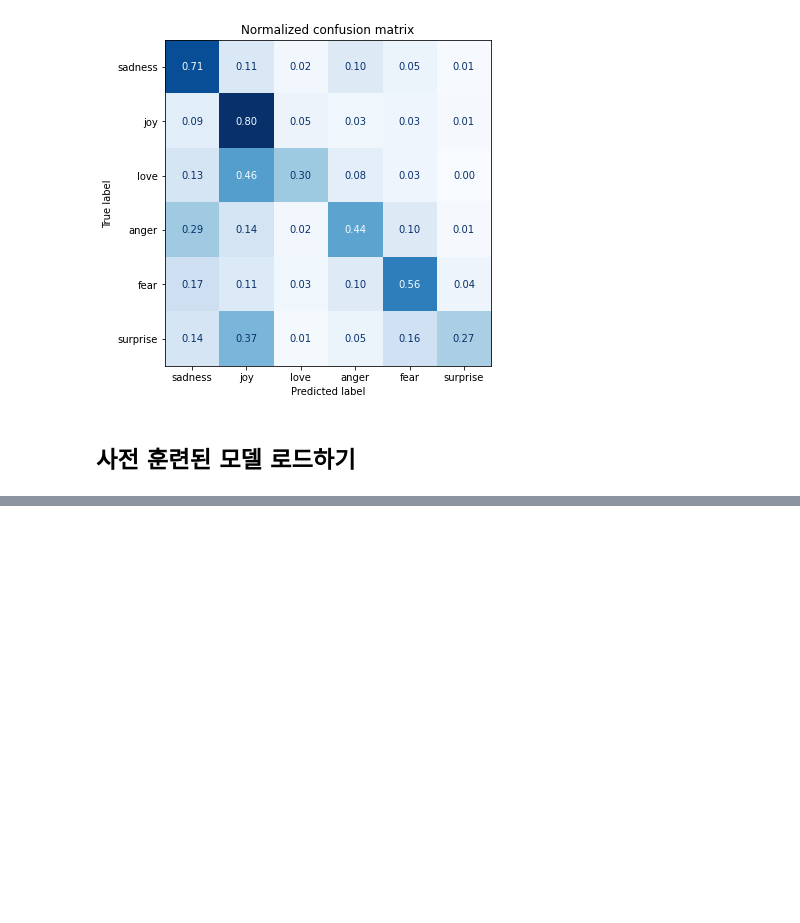
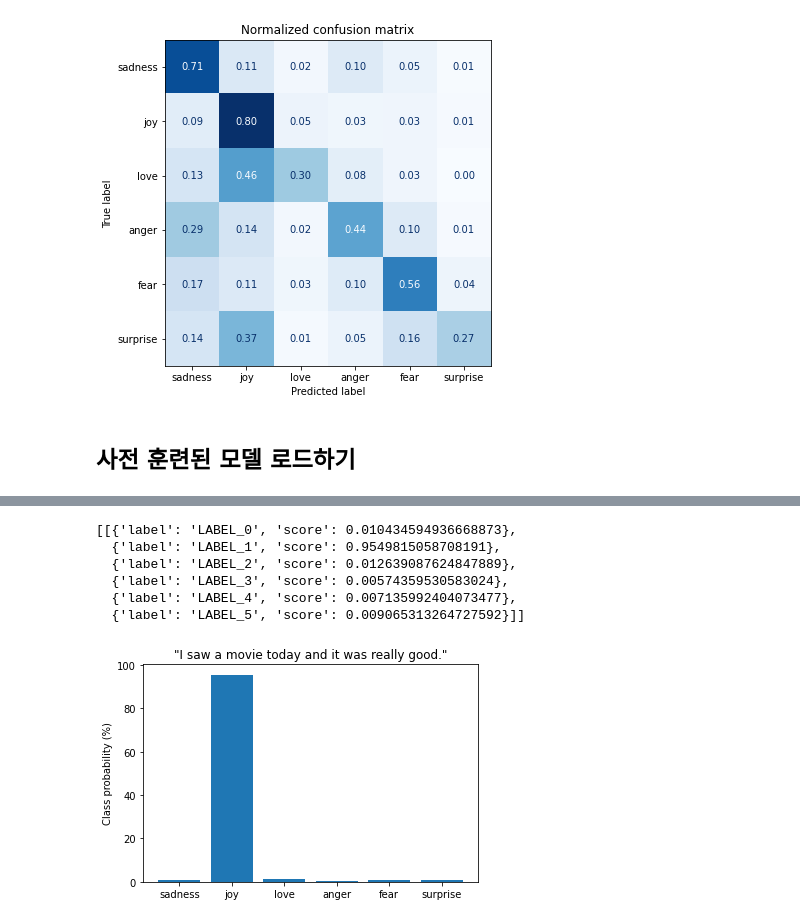
Before and after one commit to gabrielwithappy/dacon_aisr, a Jupyter notebook: huggingface_chap2.ipynb, the cells around one changed output, grey strips where cells are left out. Drawn from its saved outputs; the diff is of its cells as text; code cells hidden in the pictures; blank space fills up the shorter version.

```diff
--- a/huggingface_chap2.ipynb
+++ b/huggingface_chap2.ipynb
@@ -772,0 +880,25 @@ y_preds = np.argmax(preds_output.predictions, axis = 1)
+# %%
+from transformers import pipeline
+
+# `haesun`를 자신의 허브 사용자 이름으로 바꾸세요.
+model_id = "distilbert-base-uncased-finetuned-emotion"
+classifier = pipeline("text-classification", model=model_id)
+# %%
+custom_tweet = "I saw a movie today and it was really good."
+preds = classifier(custom_tweet, return_all_scores=True)
+preds
+# %% [output]
+[[{'label': 'LABEL_0', 'score': 0.010434594936668873},
+  {'label': 'LABEL_1', 'score': 0.9549815058708191},
+  {'label': 'LABEL_2', 'score': 0.012639087624847889},
+  {'label': 'LABEL_3', 'score': 0.00574359530583024},
+  {'label': 'LABEL_4', 'score': 0.007135992404073477},
+  {'label': 'LABEL_5', 'score': 0.009065313264727592}]]
+# %%
+preds_df = pd.DataFrame(preds[0])
+plt.bar(labels, 100 * preds_df["score"], color='C0')
+plt.title(f'"{custom_tweet}"')
+plt.ylabel("Class probability (%)")
+plt.show()
+# %% [output]
+[figure, added]
```
Also changed, not shown: parts of 29 cells of this notebook.
